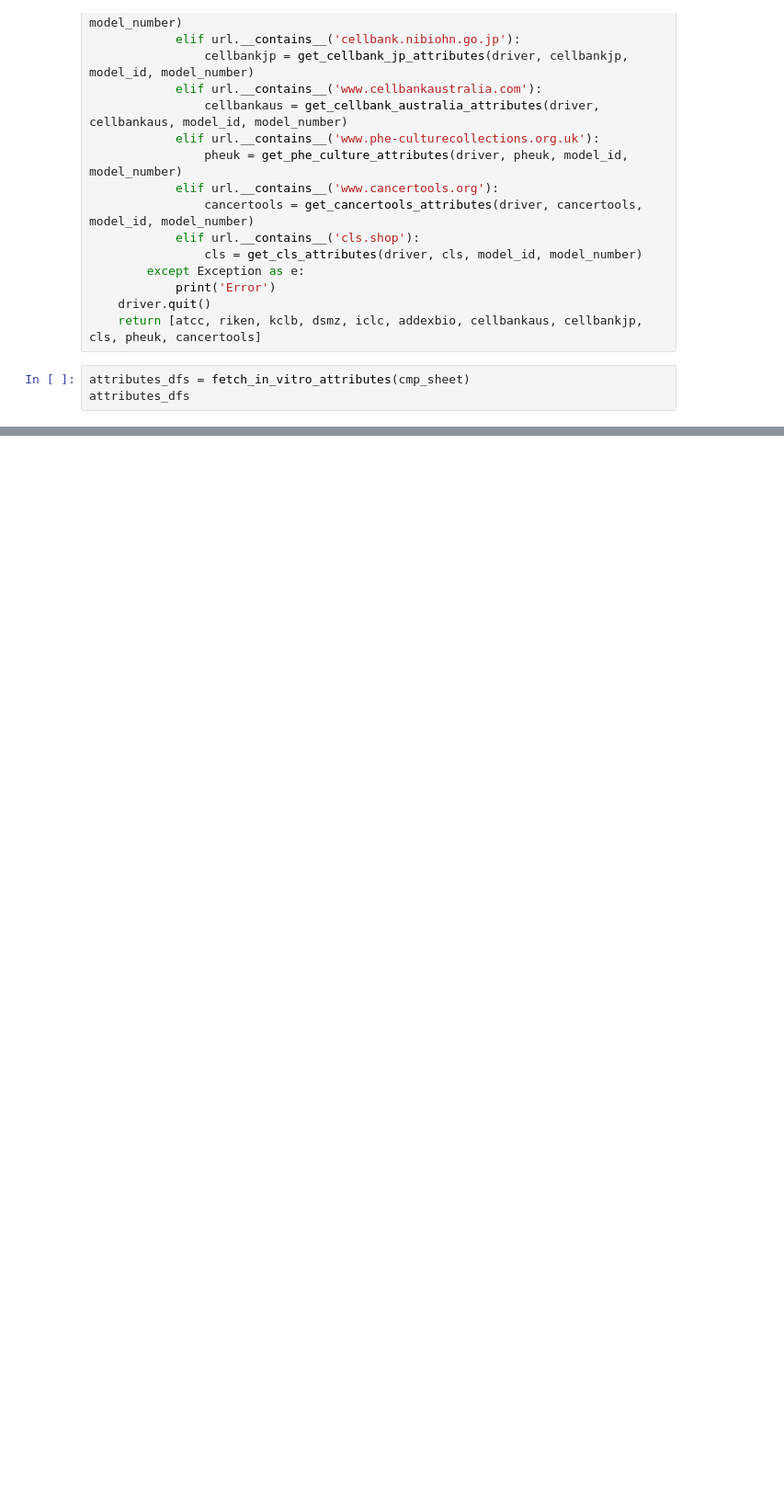
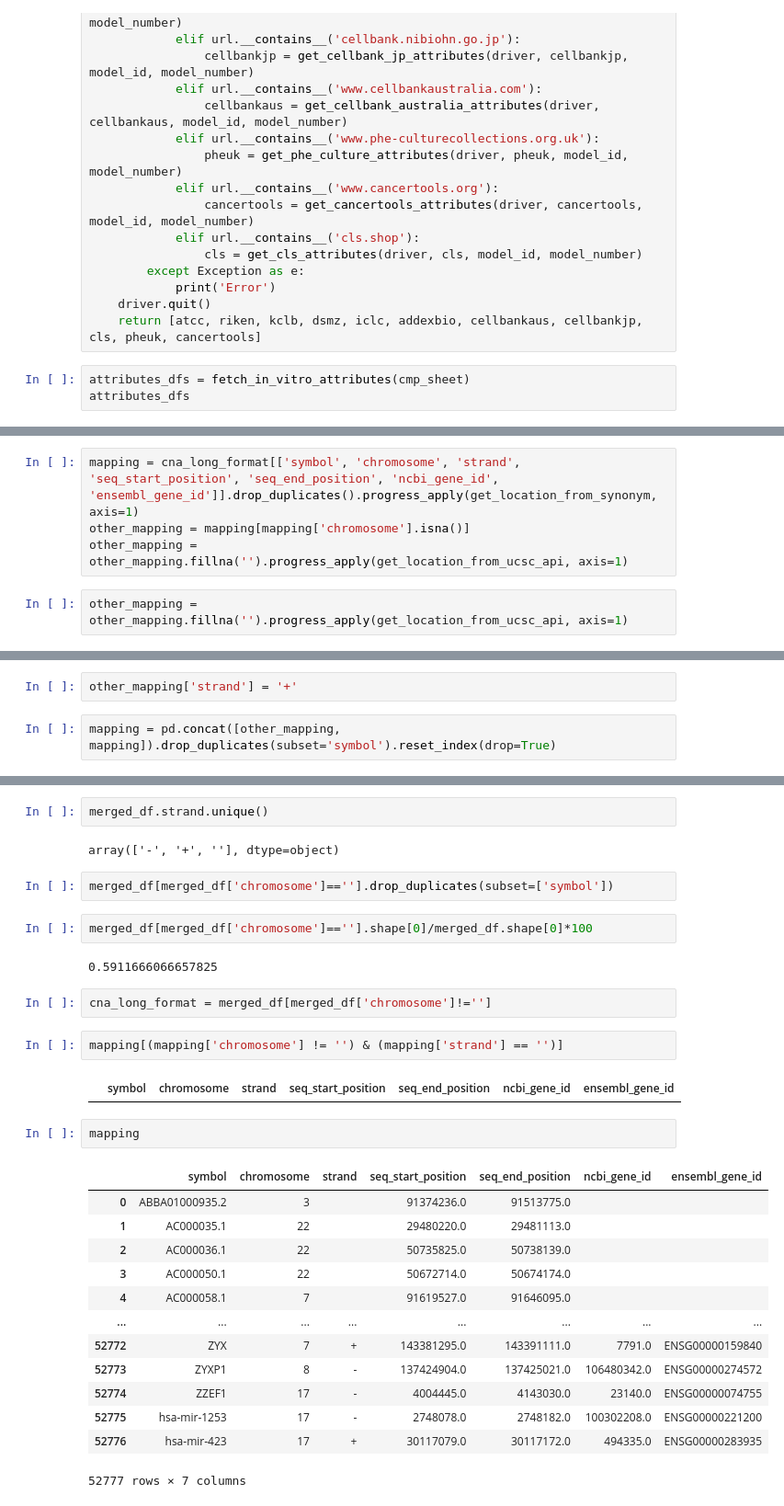
Before and after one commit to PDCMFinder/PdcmDataTransformers, a Jupyter notebook: Clean-up-scripts/Data_cleanup.ipynb, the cells around one changed output, grey strips where cells are left out. Shown at 92% size. Saved outputs shown, nothing was run; the diff lists cells and outputs as text; blank space fills up the shorter version.

```diff
--- a/Clean-up-scripts/Data_cleanup.ipynb
+++ b/Clean-up-scripts/Data_cleanup.ipynb
@@ -2508,0 +2638,6 @@ cmp_sheet
+# %%
+mapping = cna_long_format[['symbol', 'chromosome', 'strand', 'seq_start_position', 'seq_end_position', 'ncbi_gene_id', 'ensembl_gene_id']].drop_duplicates().progress_apply(get_location_from_synonym, axis=1)
+other_mapping = mapping[mapping['chromosome'].isna()]
+other_mapping = other_mapping.fillna('').progress_apply(get_location_from_ucsc_api, axis=1)
+# %%
+other_mapping = other_mapping.fillna('').progress_apply(get_location_from_ucsc_api, axis=1)
@@ -2508,0 +2647,4 @@ cmp_sheet
+# %%
+other_mapping['strand'] = '+'
+# %%
+mapping = pd.concat([other_mapping, mapping]).drop_duplicates(subset='symbol').reset_index(drop=True)
@@ -2508,0 +2664,32 @@ cmp_sheet
+# %%
+merged_df.strand.unique()
+# %% [output]
+array(['-', '+', ''], dtype=object)
+# %%
+merged_df[merged_df['chromosome']==''].drop_duplicates(subset=['symbol'])
+# %%
+merged_df[merged_df['chromosome']==''].shape[0]/merged_df.shape[0]*100
+# %% [output]
+0.5911666066657825
+# %%
+cna_long_format = merged_df[merged_df['chromosome']!='']
+# %%
+mapping[(mapping['chromosome'] != '') & (mapping['strand'] == '')]
+# %% [output]
+|  | symbol | chromosome | strand | seq_start_position | seq_end_position | ncbi_gene_id | ensembl_gene_id |
+# %%
+mapping
+# %% [output]
+|  | symbol | chromosome | strand | seq_start_position | seq_end_position | ncbi_gene_id | ensembl_gene_id |
+| 0 | ABBA01000935.2 | 3 |  | 91374236.0 | 91513775.0 |  |  |
+| 1 | AC000035.1 | 22 |  | 29480220.0 | 29481113.0 |  |  |
+| 2 | AC000036.1 | 22 |  | 50735825.0 | 50738139.0 |  |  |
+| 3 | AC000050.1 | 22 |  | 50672714.0 | 50674174.0 |  |  |
+| 4 | AC000058.1 | 7 |  | 91619527.0 | 91646095.0 |  |  |
+| ... | ... | ... | ... | ... | ... | ... | ... |
+| 52772 | ZYX | 7 | + | 143381295.0 | 143391111.0 | 7791.0 | ENSG00000159840 |
+| 52773 | ZYXP1 | 8 | - | 137424904.0 | 137425021.0 | 106480342.0 | ENSG00000274572 |
+| 52774 | ZZEF1 | 17 | - | 4004445.0 | 4143030.0 | 23140.0 | ENSG00000074755 |
+| 52775 | hsa-mir-1253 | 17 | - | 2748078.0 | 2748182.0 | 100302208.0 | ENSG00000221200 |
+| 52776 | hsa-mir-423 | 17 | + | 30117079.0 | 30117172.0 | 494335.0 | ENSG00000283935 |
+52777 rows × 7 columns
```
Also changed, not shown: parts of 26 cells of this notebook, 18 other files.
